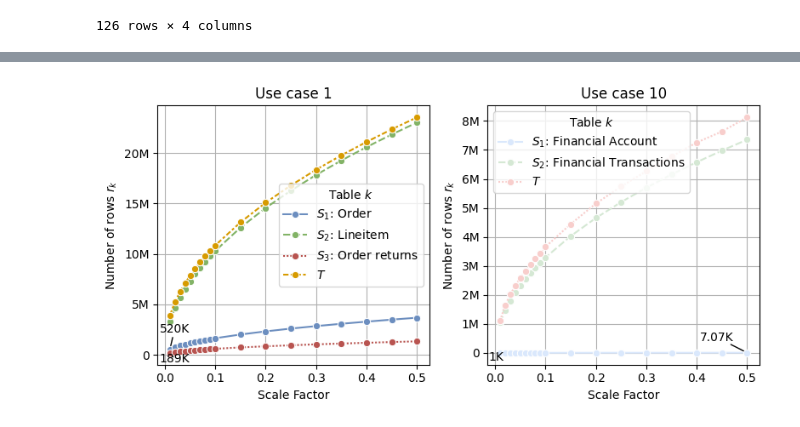
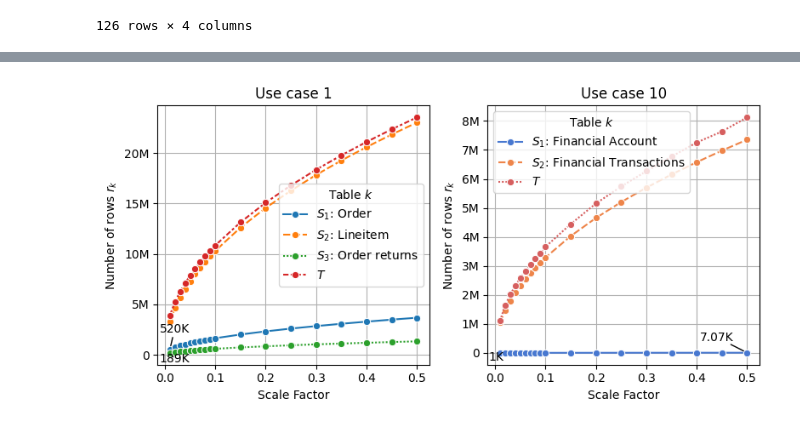
Before and after one commit to ptemarvelde/msc-thesis-figures, a Jupyter notebook: tables/datasets/tpc.ipynb, the cells around one changed output, grey strips where cells are left out. Drawn from its saved outputs; the diff is of its cells as text; code cells hidden in the pictures.

```diff
--- a/tables/datasets/tpc.ipynb
+++ b/tables/datasets/tpc.ipynb
@@ -127,7 +112,6 @@ fig, axs = plt.subplots(1, 2, figsize=(FIGURE_WIDTH_INCHES, FIGURE_WIDTH_INCHES
 muted = sns.color_palette("muted")
 palettes = [sns.color_palette("tab10")[:4], [muted[0], muted[1], muted[3]]]
 
-palettes = [sns.color_palette(colors[1::2]), sns.color_palette(colors[::2])]
 for i, (ax, (usecase, group)) in enumerate(zip(axs, plotdfmelted_plotdf.groupby("usecase"))):
     group= group.sort_values('Table', ascending=True)
     ax = sns.lineplot(
@@ -148,31 +132,31 @@ for i, (ax, (usecase, group)) in enumerate(zip(axs, plotdfmelted_plotdf.groupby(
     ax.set_xlabel("Scale Factor")
 
     # Add annotations for the first, middle and last value for each line
     texts = []
     fontsize = 10
     for line in ax.lines:
         x_values = line.get_xdata()
         y_values = line.get_ydata()
         if not any(x_values) or not any(y_values):
             break
 
         if y_values[0] < 1e6:
             texts.append(
                 ax.text(
                     x_values[0], y_values[0], human_format(y_values[0]), ha="center", va="bottom", fontsize=fontsize
                 )
             )
 
         if y_values[-1] < 1e6:
             texts.append(
                 ax.text(
                     x_values[-1], y_values[-1], human_format(y_values[-1]), ha="center", va="bottom", fontsize=fontsize
                 )
             )
     adjust_text(texts, ax=ax, arrowprops=dict(arrowstyle="-", color="black", lw=1), force_static=(1.5, 1.5))
 
 fig.tight_layout()
 if SAVE or False:
     fig.savefig(f"{LATEX_PROJECT_BASE_PATH}/chapters/06_evaluation/figures/tpcx-ai-data-chars.pdf", bbox_inches="tight")
 # %% [output]
-[figure, old version]
+[figure, new version]
```
Also changed, not shown: parts of 3 cells of this notebook, 3 other files.
